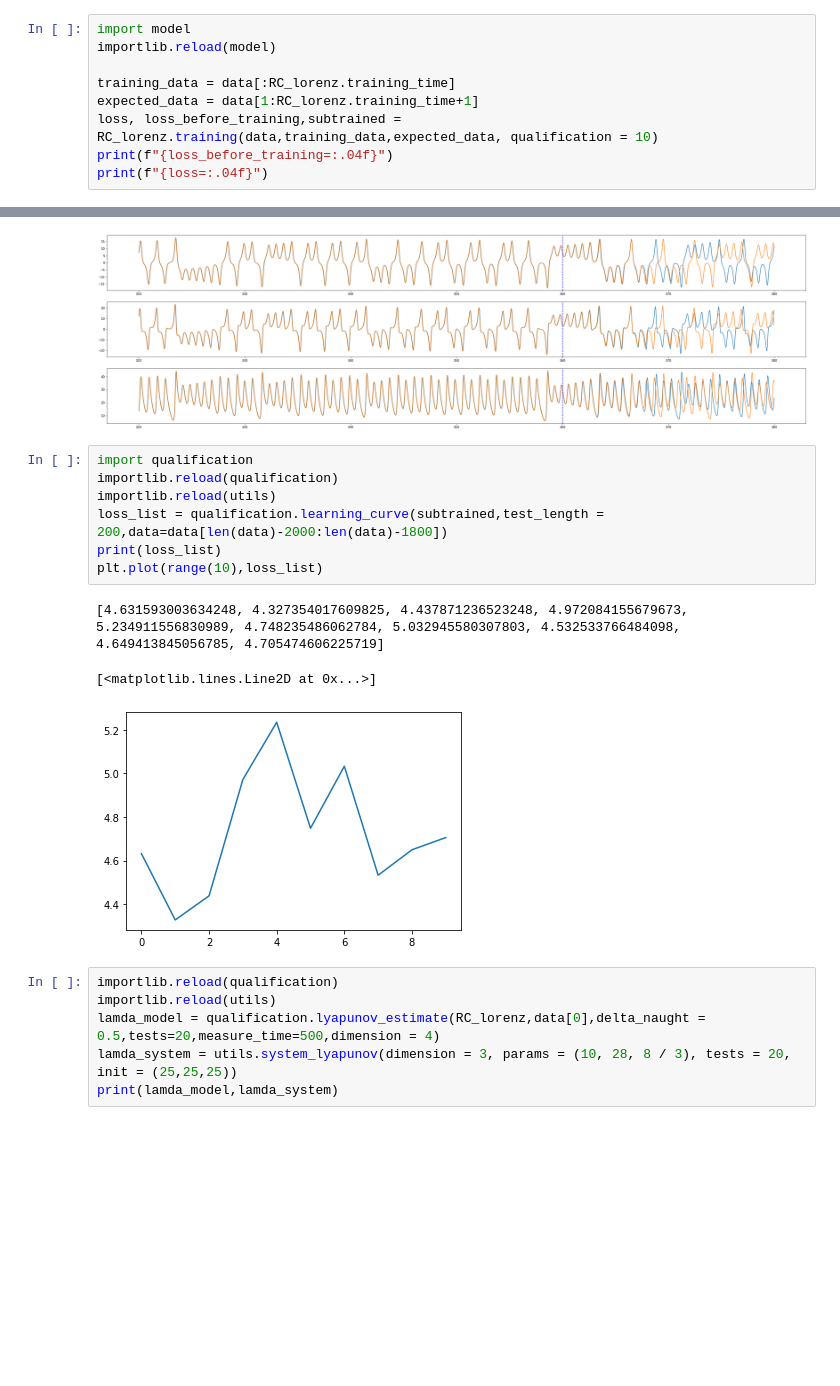
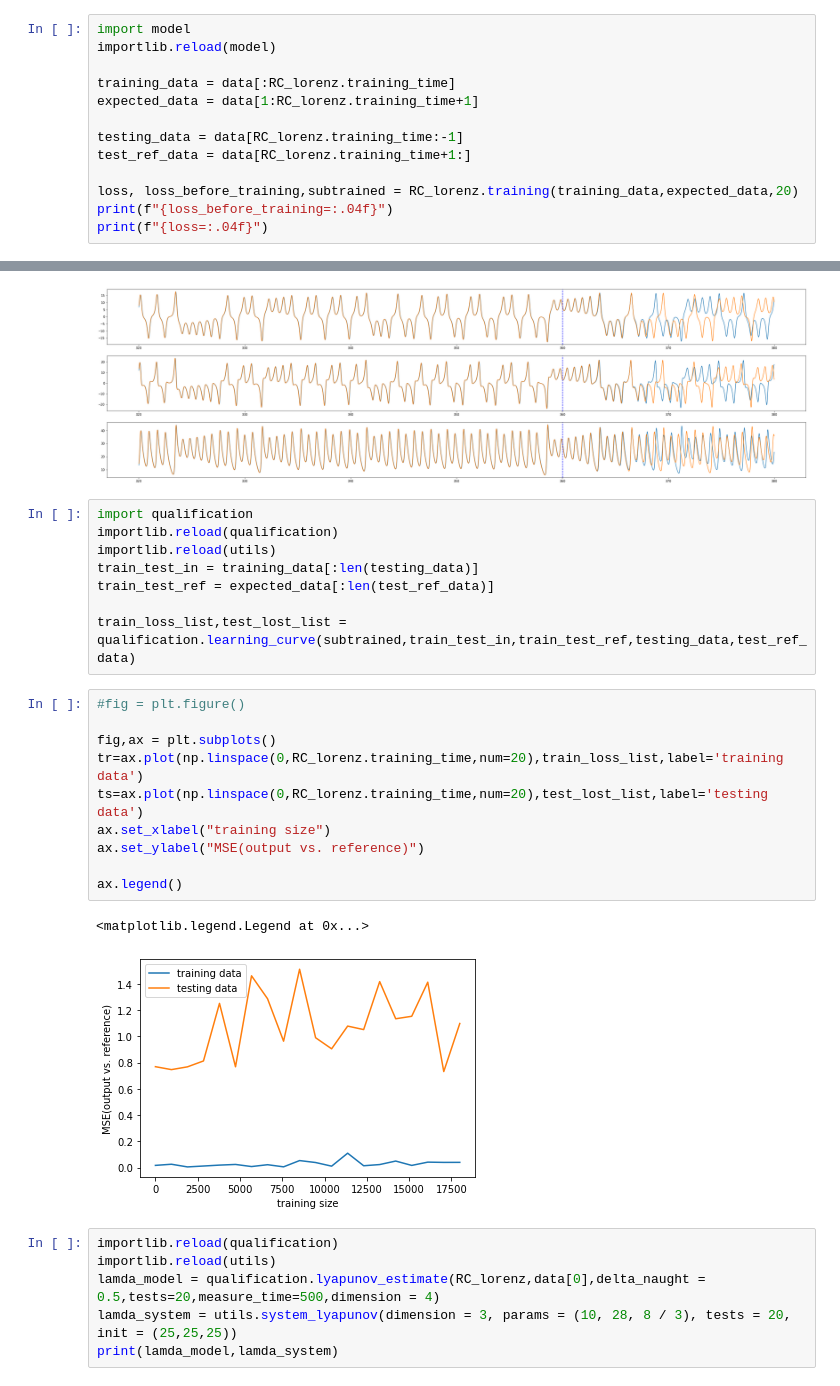
Before and after one commit to bucketfish0000/reservoir_restructure, a Jupyter notebook: reservoir.ipynb, the cells around one changed output, grey strips where cells are left out. Saved outputs shown, nothing was run; the diff lists cells and outputs as text; blank space fills up the shorter version.

```diff
--- a/reservoir.ipynb
+++ b/reservoir.ipynb
@@ -58,6 +50,10 @@ importlib.reload(model)
 
 training_data = data[:RC_lorenz.training_time]
 expected_data = data[1:RC_lorenz.training_time+1]
-loss, loss_before_training,subtrained = RC_lorenz.training(data,training_data,expected_data, qualification = 10)
+
+testing_data = data[RC_lorenz.training_time:-1]
+test_ref_data = data[RC_lorenz.training_time+1:]
+
+loss, loss_before_training,subtrained = RC_lorenz.training(training_data,expected_data,20)
 print(f"{loss_before_training=:.04f}")
 print(f"{loss=:.04f}")
@@ -88,17 +81,27 @@ utils.plot_time_sequence(
 )
 # %% [output]
 [figure]
-# %%
-import qualification
-importlib.reload(qualification)
-importlib.reload(utils)
-loss_list = qualification.learning_curve(subtrained,test_length = 200,data=data[len(data)-2000:len(data)-1800])
-print(loss_list)
-plt.plot(range(10),loss_list)
-# %% [output]
-[4.631593003634248, 4.327354017609825, 4.437871236523248, 4.972084155679673, 5.234911556830989, 4.748235486062784, 5.032945580307803, 4.532533766484098, 4.649413845056785, 4.705474606225719]
-[<matplotlib.lines.Line2D at 0x...>]
-[figure, removed]
+# %%
+import qualification
+importlib.reload(qualification)
+importlib.reload(utils)
+train_test_in = training_data[:len(testing_data)]
+train_test_ref = expected_data[:len(test_ref_data)]
+
+train_loss_list,test_lost_list = qualification.learning_curve(subtrained,train_test_in,train_test_ref,testing_data,test_ref_data)
+# %%
+#fig = plt.figure()
+
+fig,ax = plt.subplots()
+tr=ax.plot(np.linspace(0,RC_lorenz.training_time,num=20),train_loss_list,label='training data')
+ts=ax.plot(np.linspace(0,RC_lorenz.training_time,num=20),test_lost_list,label='testing data')
+ax.set_xlabel("training size")
+ax.set_ylabel("MSE(output vs. reference)")
+
+ax.legend()
+# %% [output]
+<matplotlib.legend.Legend at 0x...>
+[figure, added]
 # %%
 importlib.reload(qualification)
 importlib.reload(utils)
```
Also changed, not shown: parts of 5 cells of this notebook, 2 other files.
